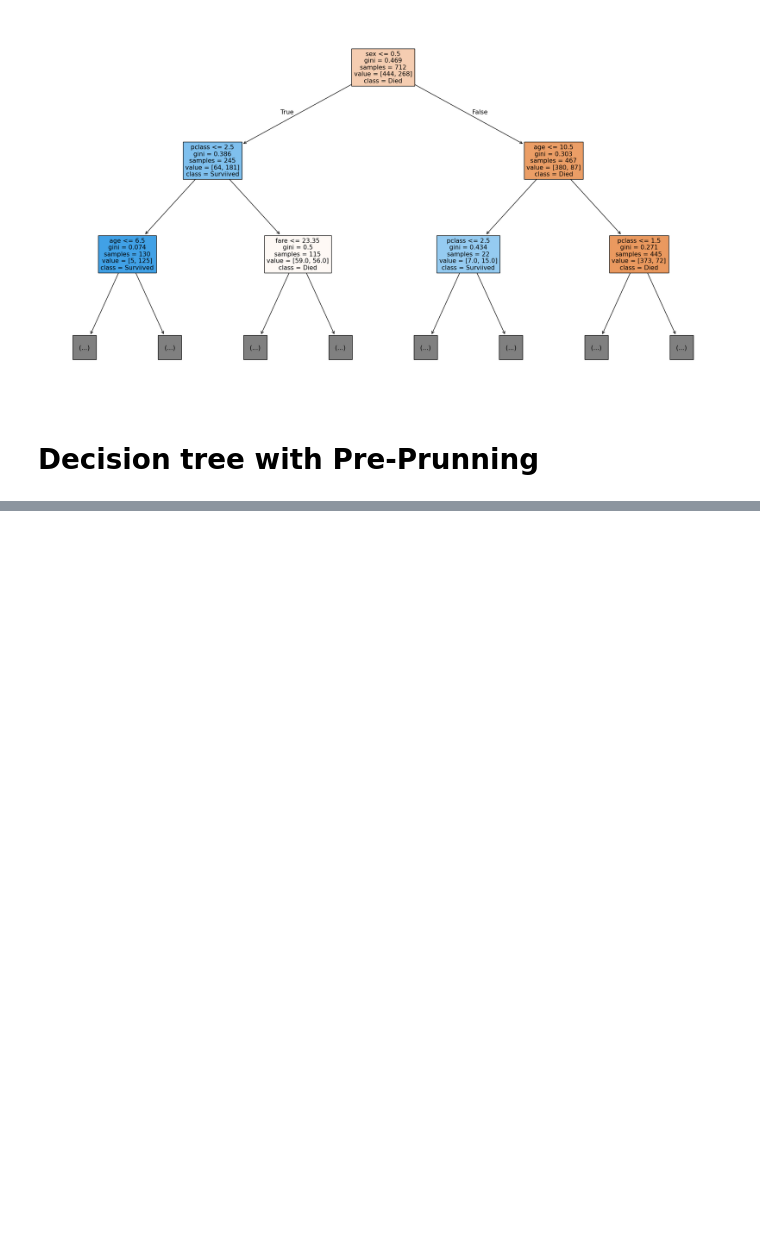
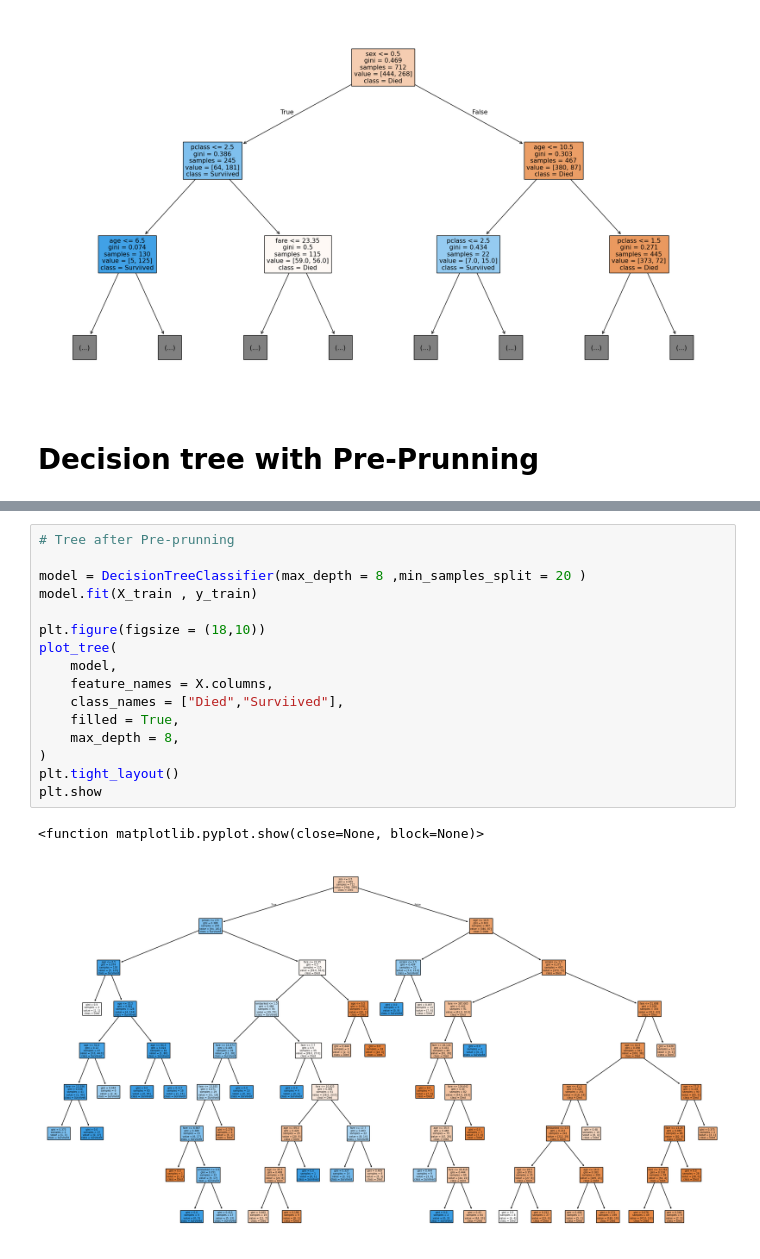
Before and after one commit to Tanmai-Thakre/Supervised_ML, a Jupyter notebook: Decision_trees/decision_tree.ipynb, the cells around one changed output, grey strips where cells are left out. Cells and saved outputs as stored; diff of their text form; blank space fills up the shorter version.

Commit message:
Plotting D-tree after Pre-pruning

```diff
--- a/Decision_trees/decision_tree.ipynb
+++ b/Decision_trees/decision_tree.ipynb
@@ -136,3 +136,22 @@ Accuracy for 15 : 0.8379888268156425
 Accuracy for 20 : 0.8379888268156425
 Accuracy for 25 : 0.8212290502793296
 Accuracy for 30 : 0.8100558659217877
+# %%
+# Tree after Pre-prunning
+
+model = DecisionTreeClassifier(max_depth = 8 ,min_samples_split = 20 )
+model.fit(X_train , y_train)
+
+plt.figure(figsize = (18,10))
+plot_tree(
+    model,
+    feature_names = X.columns,
+    class_names = ["Died","Surviived"],
+    filled = True,
+    max_depth = 8,
+)
+plt.tight_layout()
+plt.show
+# %% [output]
+<function matplotlib.pyplot.show(close=None, block=None)>
+[figure, added]
```
Also changed, not shown: parts of 2 cells of this notebook.
